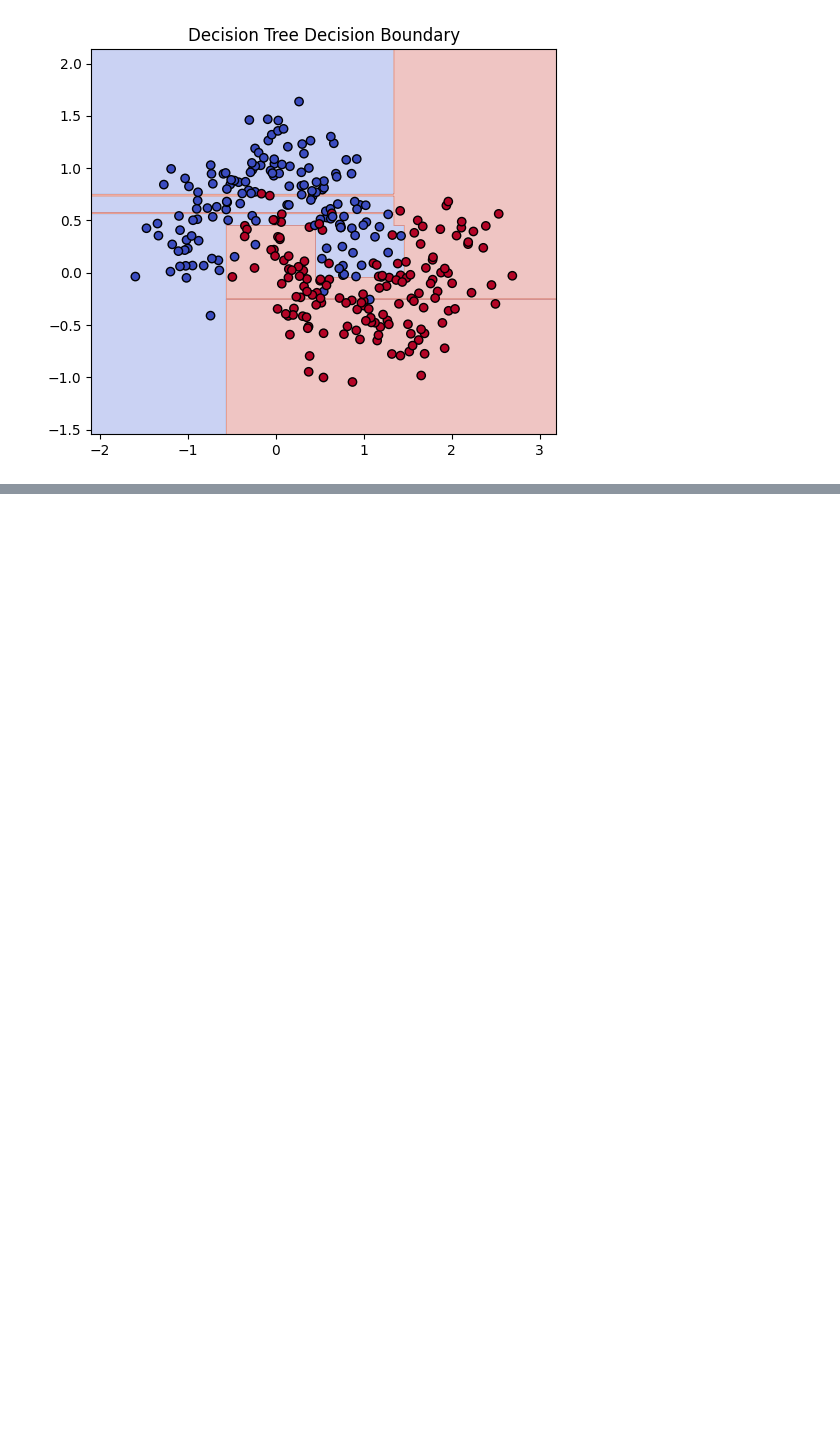
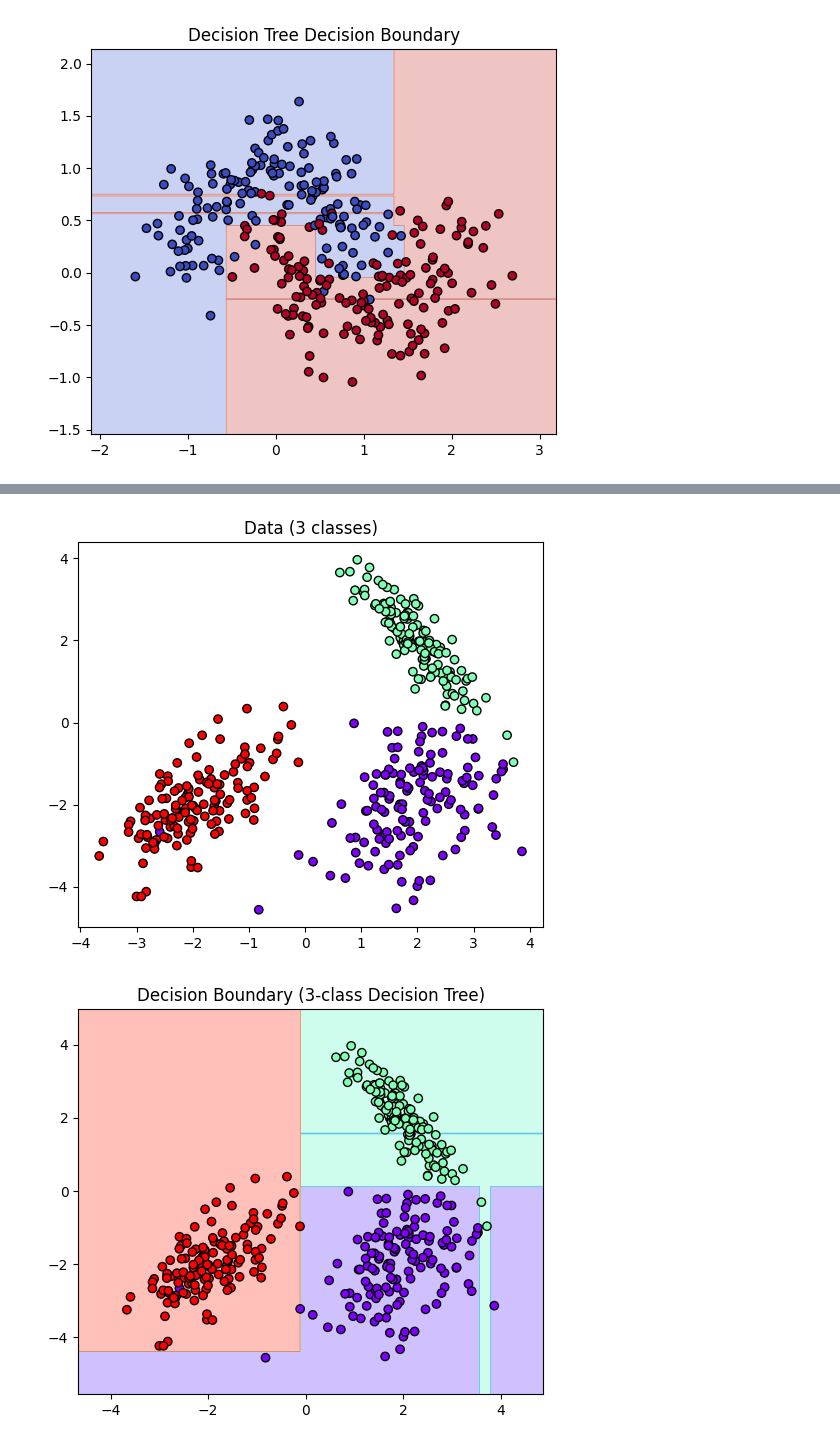
Before and after one commit to thanhnam412/data_science_project, a Jupyter notebook: data_science_ecommerce/src/notebooks/exploratory/test.ipynb, the cells around one changed output, grey strips where cells are left out. Drawn from its saved outputs; the diff is of its cells as text; code cells hidden in the pictures; blank space fills up the shorter version.

```diff
--- a/data_science_ecommerce/src/notebooks/exploratory/test.ipynb
+++ b/data_science_ecommerce/src/notebooks/exploratory/test.ipynb
@@ -95,3 +95,73 @@ print(df)
 3  32/01/2022
 4         abc
 5  10/13/2024
+# %%
+import numpy as np
+import matplotlib.pyplot as plt
+from sklearn.tree import DecisionTreeClassifier, plot_tree
+from sklearn.datasets import make_classification
+
+# ============================================
+# 1) Tạo dữ liệu 3 lớp (0,1,2)
+# ============================================
+X, y = make_classification(
+    n_samples=400,
+    n_features=2,
+    n_redundant=0,
+    n_clusters_per_class=1,
+    n_classes=3,
+    class_sep=2.0,
+    random_state=42
+)
+
+# Visualize dữ liệu ban đầu
+plt.figure(figsize=(6,5))
+plt.scatter(X[:,0], X[:,1], c=y, cmap="rainbow", edgecolor="k")
+plt.title("Data (3 classes)")
+plt.show()
+
+# ============================================
+# 2) Train Decision Tree Classifier
+# ============================================
+tree = DecisionTreeClassifier(
+    criterion="gini",
+    max_depth=4,
+    random_state=42
+)
+tree.fit(X, y)
+
+# ============================================
+# 3) Trực quan hóa Decision Boundary (biên quyết định)
+# ============================================
+x_min, x_max = X[:,0].min() - 1, X[:,0].max() + 1
+y_min, y_max = X[:,1].min() - 1, X[:,1].max() + 1
+
+xx, yy = np.meshgrid(
+    np.linspace(x_min, x_max, 500),
+    np.linspace(y_min, y_max, 500)
+)
+
+Z = tree.predict(np.c_[xx.ravel(), yy.ravel()])
+Z = Z.reshape(xx.shape)
+
+plt.figure(figsize=(6,5))
+plt.contourf(xx, yy, Z, cmap="rainbow", alpha=0.3)
+plt.scatter(X[:,0], X[:,1], c=y, cmap="rainbow", edgecolor="k")
+plt.title("Decision Boundary (3-class Decision Tree)")
+plt.show()
+
+# ============================================
+# 4) Vẽ cây quyết định
+# ============================================
+plt.figure(figsize=(16,10))
+plot_tree(
+    tree,
+    filled=True,
+    rounded=True,
+    class_names=["class0", "class1", "class2"],
+    feature_names=["X1","X2"]
+)
+plt.show()
+# %% [output]
+[figure, added]
+[figure, added]
```
Also changed, not shown: parts of 5 cells of this notebook, 6 other files.
